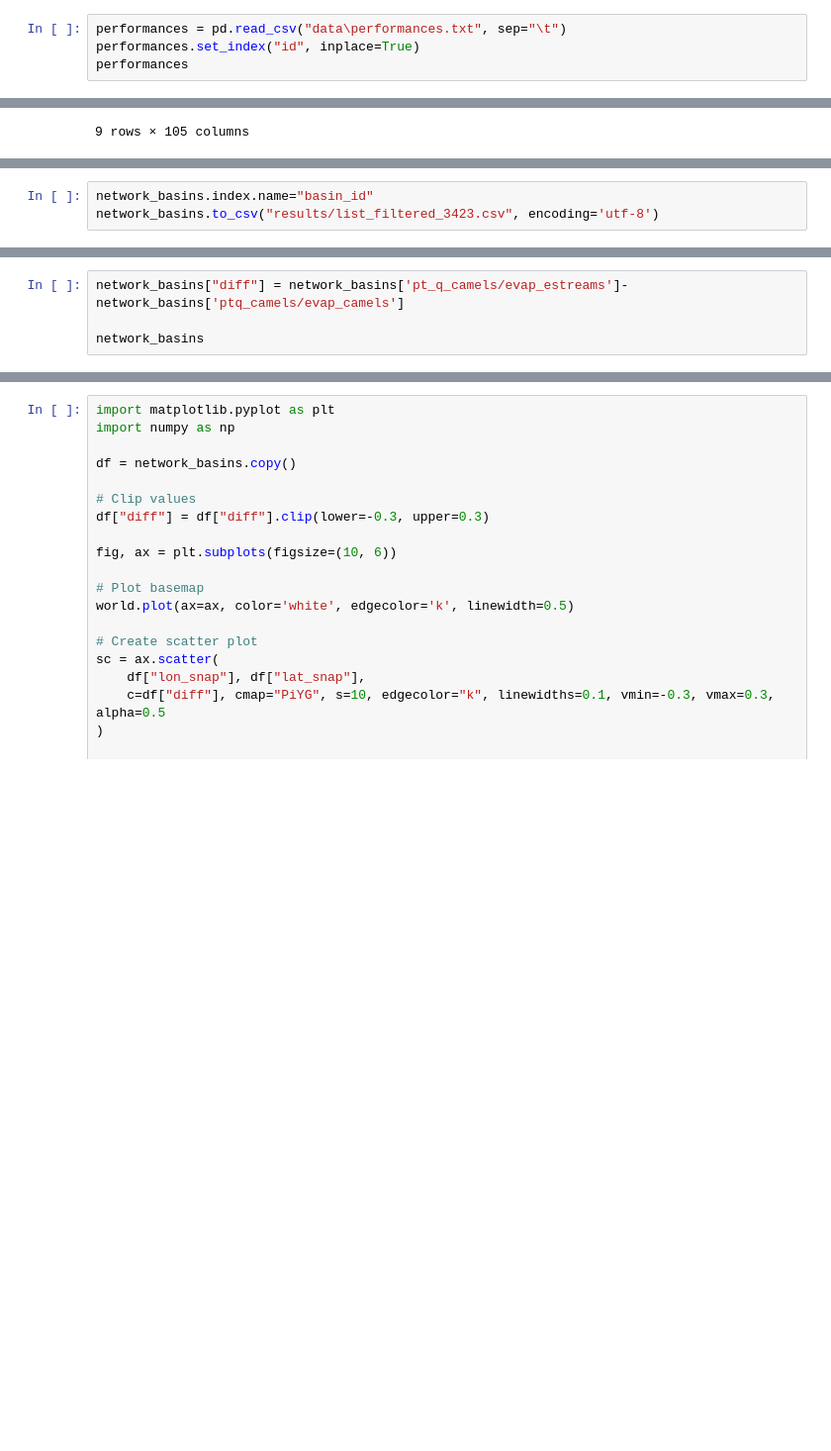
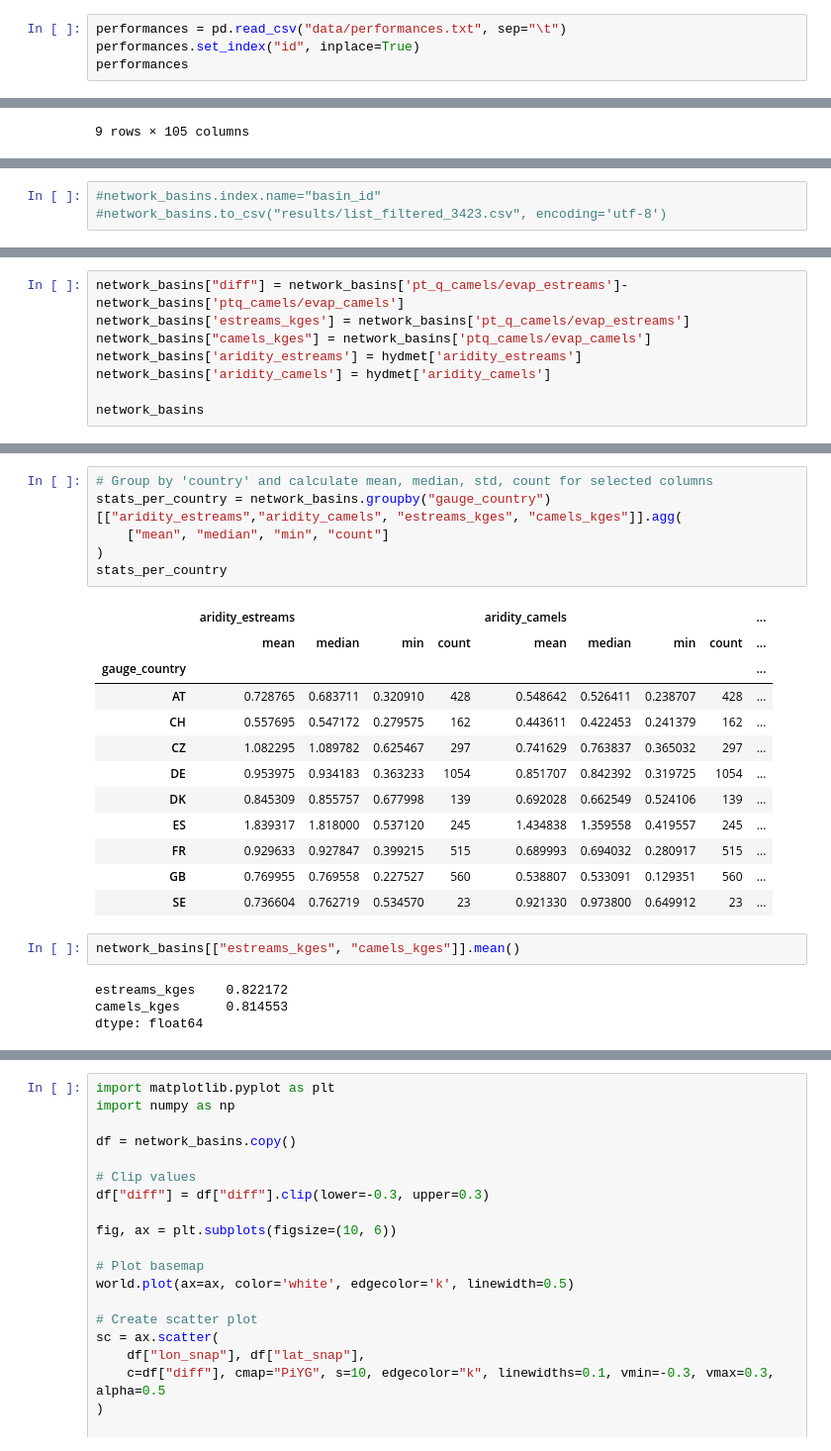
Before and after one commit to thiagovmdon/EOBS-quality, a Jupyter notebook: code/Paper_Quality_EOBS_d_exploring_results.ipynb, the cells around one changed output, grey strips where cells are left out. Shown at 99% size. Drawn from its saved outputs; the diff is of its cells as text; blank space fills up the shorter version.

```diff
--- a/code/Paper_Quality_EOBS_d_exploring_results.ipynb
+++ b/code/Paper_Quality_EOBS_d_exploring_results.ipynb
@@ -301,7 +301,7 @@ estreams_snowcover
 | UAGR0021 | 9.131 |
 17130 rows × 1 columns
 # %%
-performances = pd.read_csv("data\performances.txt", sep="\t")
+performances = pd.read_csv("data/performances.txt", sep="\t")
 performances.set_index("id", inplace=True)
 performances
 # %% [output]
@@ -395,4 +387,4 @@ network_basins
 # %%
-network_basins.index.name="basin_id"
-network_basins.to_csv("results/list_filtered_3423.csv", encoding='utf-8')
+#network_basins.index.name="basin_id"
+#network_basins.to_csv("results/list_filtered_3423.csv", encoding='utf-8')
 # %%
@@ -400,5 +392,9 @@ world = gpd.read_file(r"C:\Users\nascimth\Documents\data\gis\world.shp")
 # %%
 network_basins["diff"] = network_basins['pt_q_camels/evap_estreams']-network_basins['ptq_camels/evap_camels']
+network_basins['estreams_kges'] = network_basins['pt_q_camels/evap_estreams']
+network_basins["camels_kges"] = network_basins['ptq_camels/evap_camels']
+network_basins['aridity_estreams'] = hydmet['aridity_estreams']
+network_basins['aridity_camels'] = hydmet['aridity_camels']
 
 network_basins
 # %% [output]
@@ -418,0 +415,25 @@ network_basins
+# %%
+# Group by 'country' and calculate mean, median, std, count for selected columns
+stats_per_country = network_basins.groupby("gauge_country")[["aridity_estreams","aridity_camels", "estreams_kges", "camels_kges"]].agg(
+    ["mean", "median", "min", "count"]
+)
+stats_per_country
+# %% [output]
+|  | aridity_estreams |  |  |  | aridity_camels |  |  |  | ... |
+|  | mean | median | min | count | mean | median | min | count | ... |
+| gauge_country |  |  |  |  |  |  |  |  | ... |
+| AT | 0.728765 | 0.683711 | 0.320910 | 428 | 0.548642 | 0.526411 | 0.238707 | 428 | ... |
+| CH | 0.557695 | 0.547172 | 0.279575 | 162 | 0.443611 | 0.422453 | 0.241379 | 162 | ... |
+| CZ | 1.082295 | 1.089782 | 0.625467 | 297 | 0.741629 | 0.763837 | 0.365032 | 297 | ... |
+| DE | 0.953975 | 0.934183 | 0.363233 | 1054 | 0.851707 | 0.842392 | 0.319725 | 1054 | ... |
+| DK | 0.845309 | 0.855757 | 0.677998 | 139 | 0.692028 | 0.662549 | 0.524106 | 139 | ... |
+| ES | 1.839317 | 1.818000 | 0.537120 | 245 | 1.434838 | 1.359558 | 0.419557 | 245 | ... |
+| FR | 0.929633 | 0.927847 | 0.399215 | 515 | 0.689993 | 0.694032 | 0.280917 | 515 | ... |
+| GB | 0.769955 | 0.769558 | 0.227527 | 560 | 0.538807 | 0.533091 | 0.129351 | 560 | ... |
+| SE | 0.736604 | 0.762719 | 0.534570 | 23 | 0.921330 | 0.973800 | 0.649912 | 23 | ... |
+# %%
+network_basins[["estreams_kges", "camels_kges"]].mean()
+# %% [output]
+estreams_kges    0.822172
+camels_kges      0.814553
+dtype: float64
```
Also changed, not shown: parts of 22 cells of this notebook, 13 other files.
